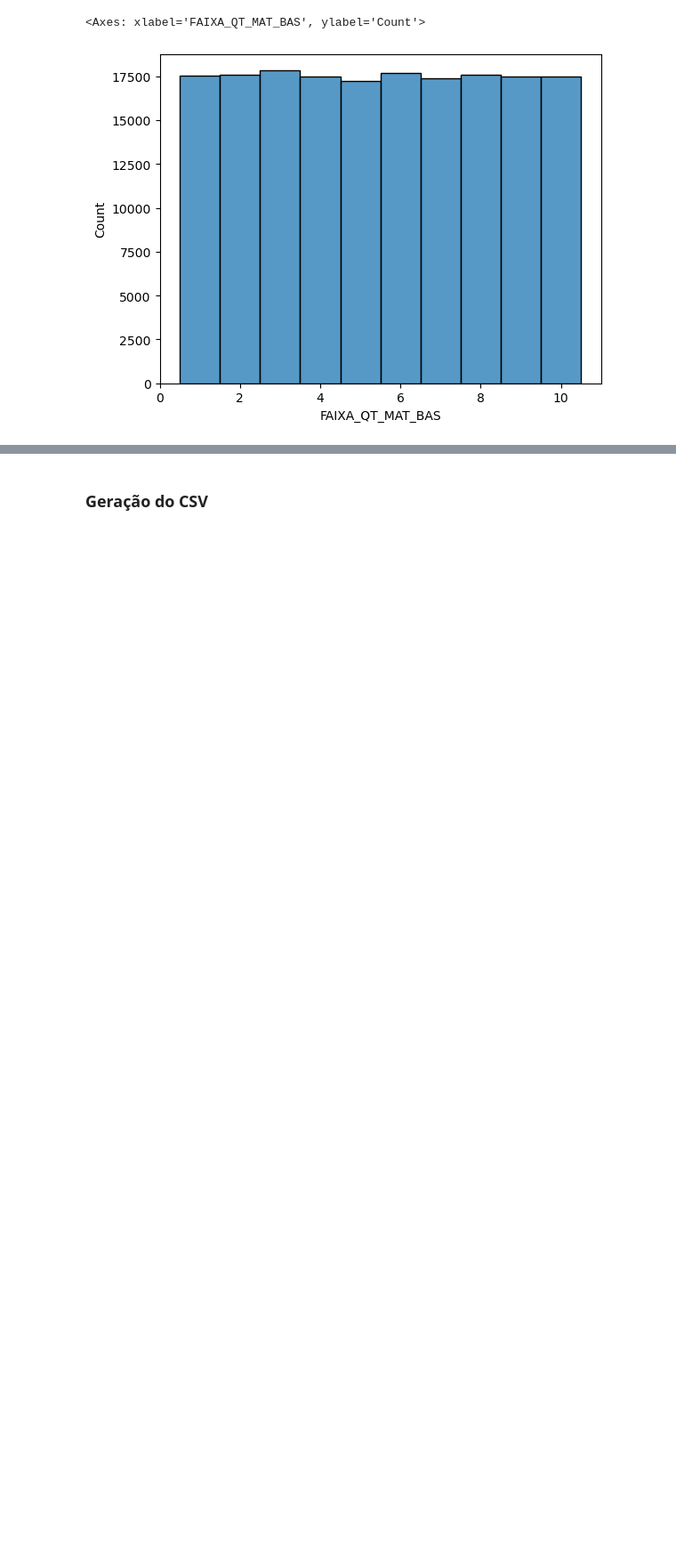
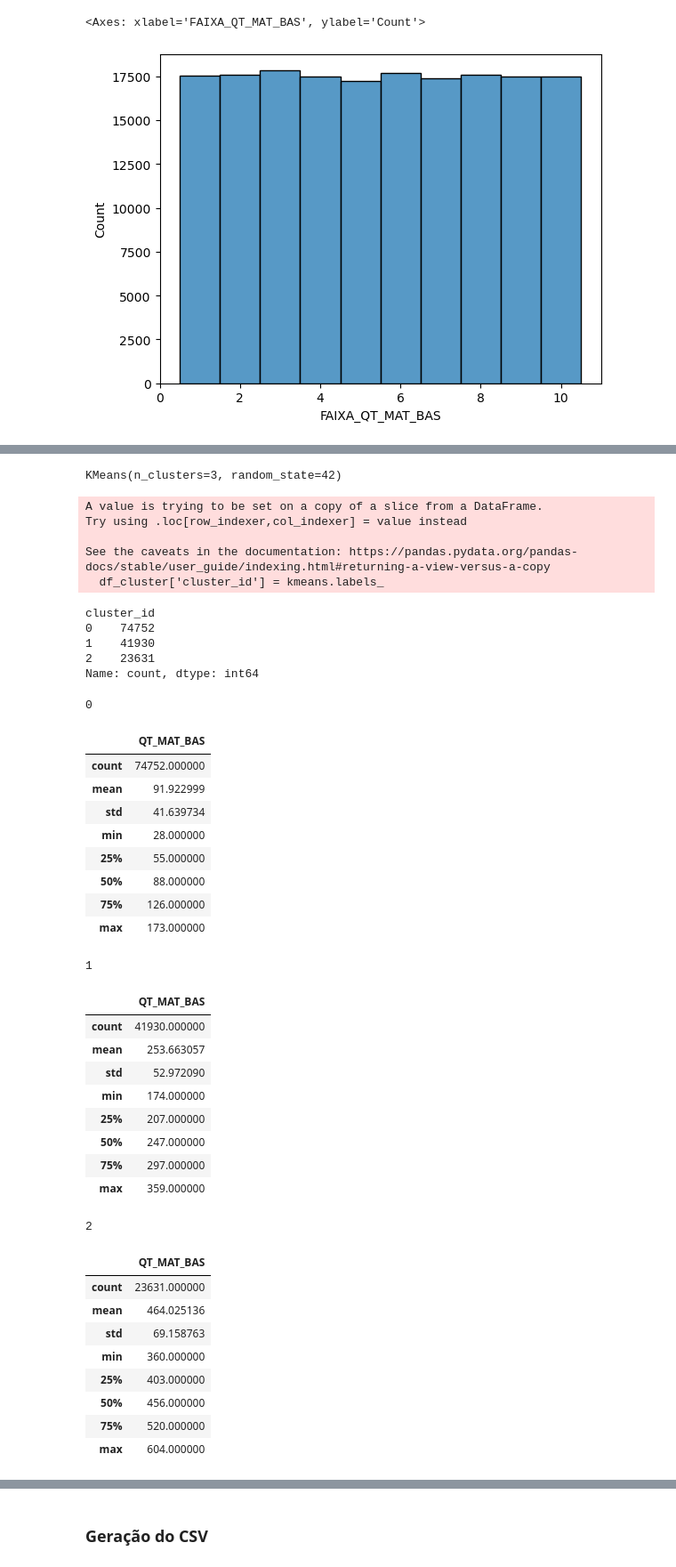
Before and after one commit to CinthiaNagahama/DCD_Rendimento_Escolar, a Jupyter notebook: explore.ipynb, the cells around one changed output, grey strips where cells are left out. Shown: that part at 89% size. Drawn from its saved outputs; the diff is of its cells as text; code cells hidden in the pictures; blank space fills up the shorter version.

Commit message:
Criação de clusters

```diff
--- a/explore.ipynb
+++ b/explore.ipynb
@@ -2463,5 +2443,5 @@ df[df['QT_SALAS_UTILIZADAS_DENTRO'] + df['QT_SALAS_UTILIZADAS_FORA'] != df['QT_S
 # %%
-cols_remover += ['QT_SALAS_UTILIZADAS_DENTRO']
+cols_remover += ['QT_SALAS_UTILIZADAS']
 cols_remover
 # %% [output]
 ['IN_EAD',
@@ -3706,0 +3431,3 @@ sns.histplot(df['FAIXA_QT_MAT_BAS'])
+# %%
+df_cluster = df[(df['FAIXA_QT_MAT_BAS'] > 1) & (df['FAIXA_QT_MAT_BAS'] < 10)]
+df_cluster['FAIXA_QT_MAT_BAS'].value_counts()
@@ -3706,0 +3463,56 @@ sns.histplot(df['FAIXA_QT_MAT_BAS'])
+# %%
+kmeans = KMeans(n_clusters=3, n_init='auto', random_state=42)
+kmeans.fit(df_cluster[['QT_MAT_BAS']])
+# %% [output]
+KMeans(n_clusters=3, random_state=42)
+# %%
+df_cluster['cluster_id'] = kmeans.labels_
+# %% [output]
+A value is trying to be set on a copy of a slice from a DataFrame.
+Try using .loc[row_indexer,col_indexer] = value instead
+
+See the caveats in the documentation: https://pandas.pydata.org/pandas-docs/stable/user_guide/indexing.html#returning-a-view-versus-a-copy
+  df_cluster['cluster_id'] = kmeans.labels_
+# %%
+df_cluster['cluster_id'].value_counts()
+# %% [output]
+cluster_id
+0    74752
+1    41930
+2    23631
+Name: count, dtype: int64
+# %%
+for i in range(3):
+    print(i)
+    display(df_cluster[df_cluster['cluster_id'] == i][['QT_MAT_BAS']].describe())
+# %% [output]
+0
+|  | QT_MAT_BAS |
+| count | 74752.000000 |
+| mean | 91.922999 |
+| std | 41.639734 |
+| min | 28.000000 |
+| 25% | 55.000000 |
+| 50% | 88.000000 |
+| 75% | 126.000000 |
+| max | 173.000000 |
+1
+|  | QT_MAT_BAS |
+| count | 41930.000000 |
+| mean | 253.663057 |
+| std | 52.972090 |
+| min | 174.000000 |
+| 25% | 207.000000 |
+| 50% | 247.000000 |
+| 75% | 297.000000 |
+| max | 359.000000 |
+2
+|  | QT_MAT_BAS |
+| count | 23631.000000 |
+| mean | 464.025136 |
+| std | 69.158763 |
+| min | 360.000000 |
+| 25% | 403.000000 |
+| 50% | 456.000000 |
+| 75% | 520.000000 |
+| max | 604.000000 |
```
Also changed, not shown: parts of 92 cells of this notebook.
